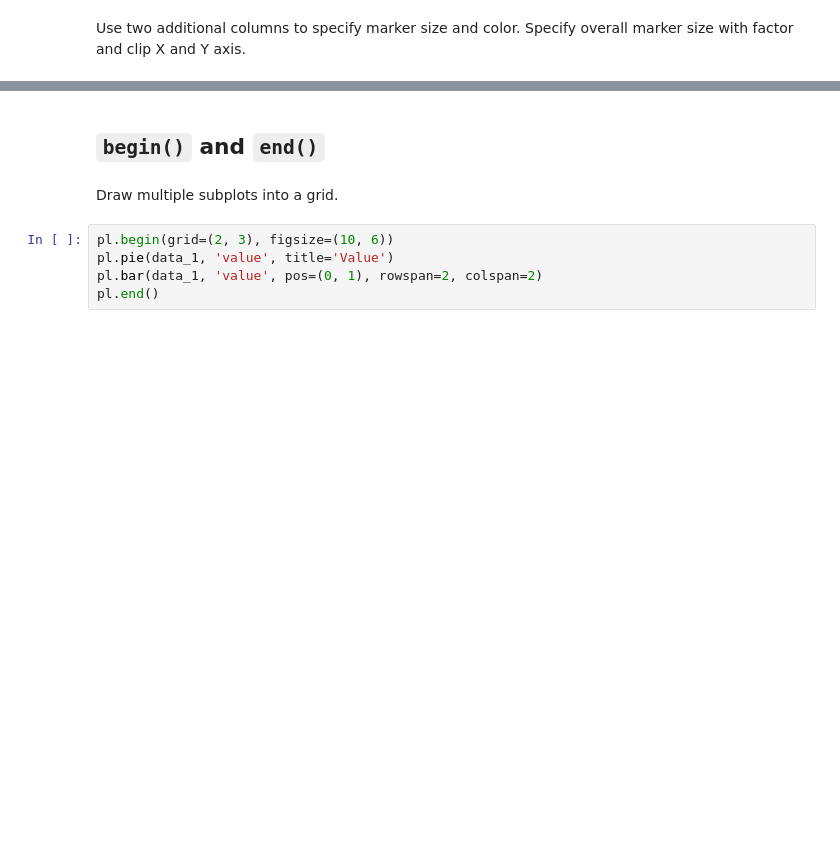
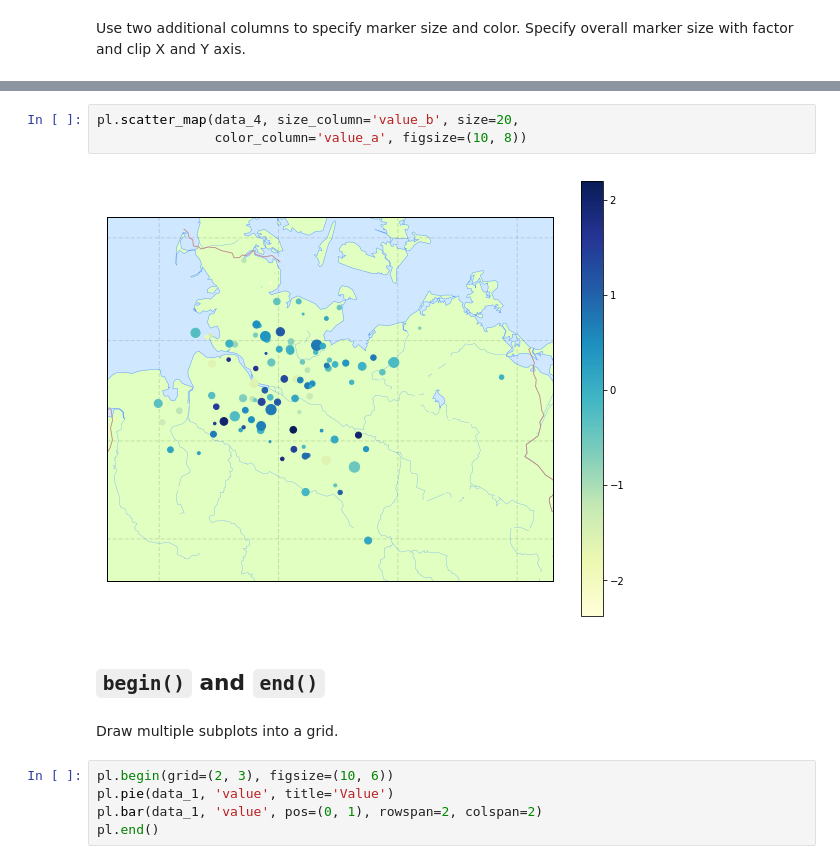
Before and after one commit to mastersign/mastersign-datascience, a Jupyter notebook: demo-plot.ipynb, the cells around one changed output, grey strips where cells are left out. Drawn from its saved outputs; the diff is of its cells as text; blank space fills up the shorter version.

```diff
--- a/demo-plot.ipynb
+++ b/demo-plot.ipynb
@@ -249,3 +258,8 @@ pl.scatter(data_2, 'value_a', 'value_c',
+# %%
+pl.scatter_map(data_4, size_column='value_b', size=20,
+               color_column='value_a', figsize=(10, 8))
+# %% [output]
+[figure, added]
 # %% [markdown]
 ## `begin()` and `end()`
 # %% [markdown]
```
Also changed, not shown: parts of 20 cells of this notebook, 4 other files.
